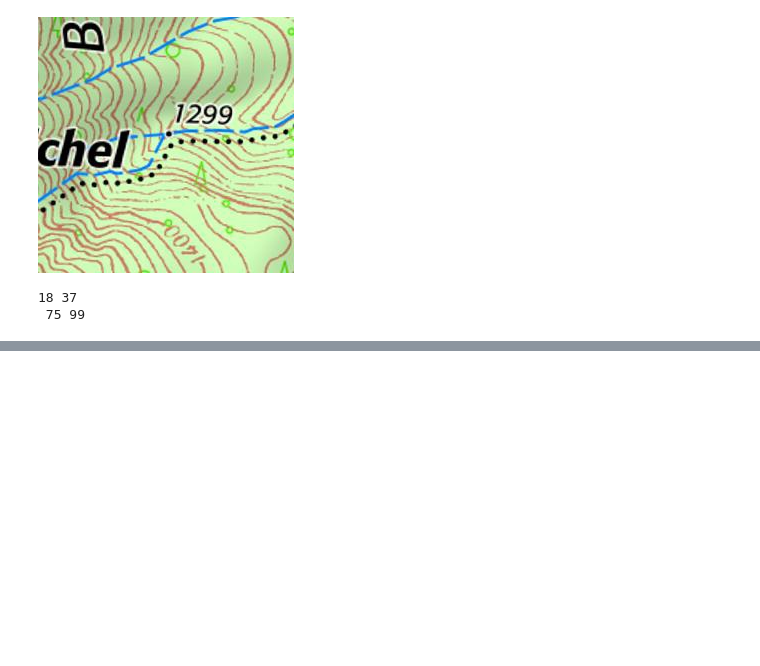
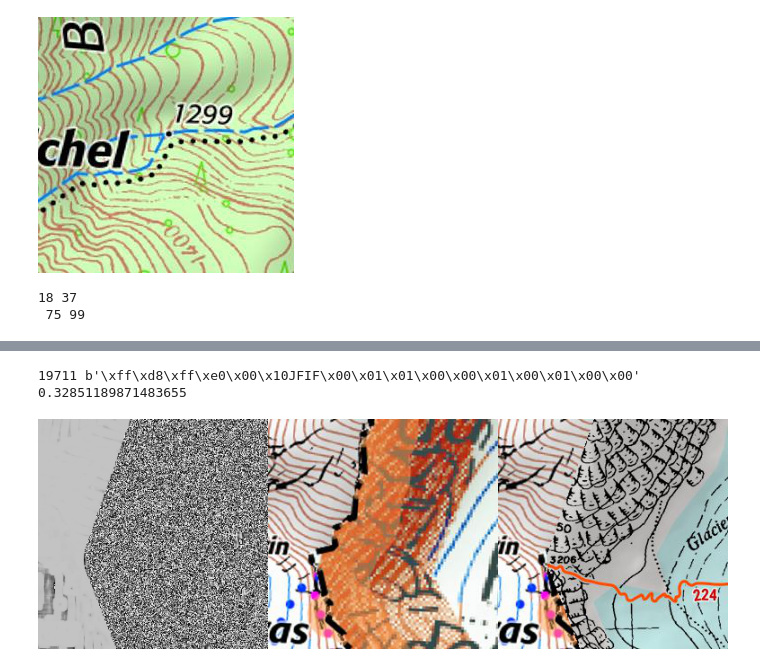
Before and after one commit to eslopemap/etopo, a Jupyter notebook: topo_merge/jpg_debloat.ipynb, the cells around one changed output, grey strips where cells are left out. Drawn from its saved outputs; the diff is of its cells as text; code cells hidden in the pictures; blank space fills up the shorter version.

```diff
--- a/topo_merge/jpg_debloat.ipynb
+++ b/topo_merge/jpg_debloat.ipynb
@@ -195,0 +240,8 @@ Img.fromarray((diff * 255 * 60).astype(np.uint8))
+# %%
+score , img = ssim(z=16, lng=ll_collerin.lng, lat=ll_collerin.lat, mbt_o=mbtfr4, mbt_n=finalpath4)
+print(score)
+img
+# %% [output]
+19711 b'\xff\xd8\xff\xe0\x00\x10JFIF\x00\x01\x01\x00\x00\x01\x00\x01\x00\x00'
+0.32851189871483655
+[figure, added]
```
Also changed, not shown: parts of 56 cells of this notebook, 1 other file.
